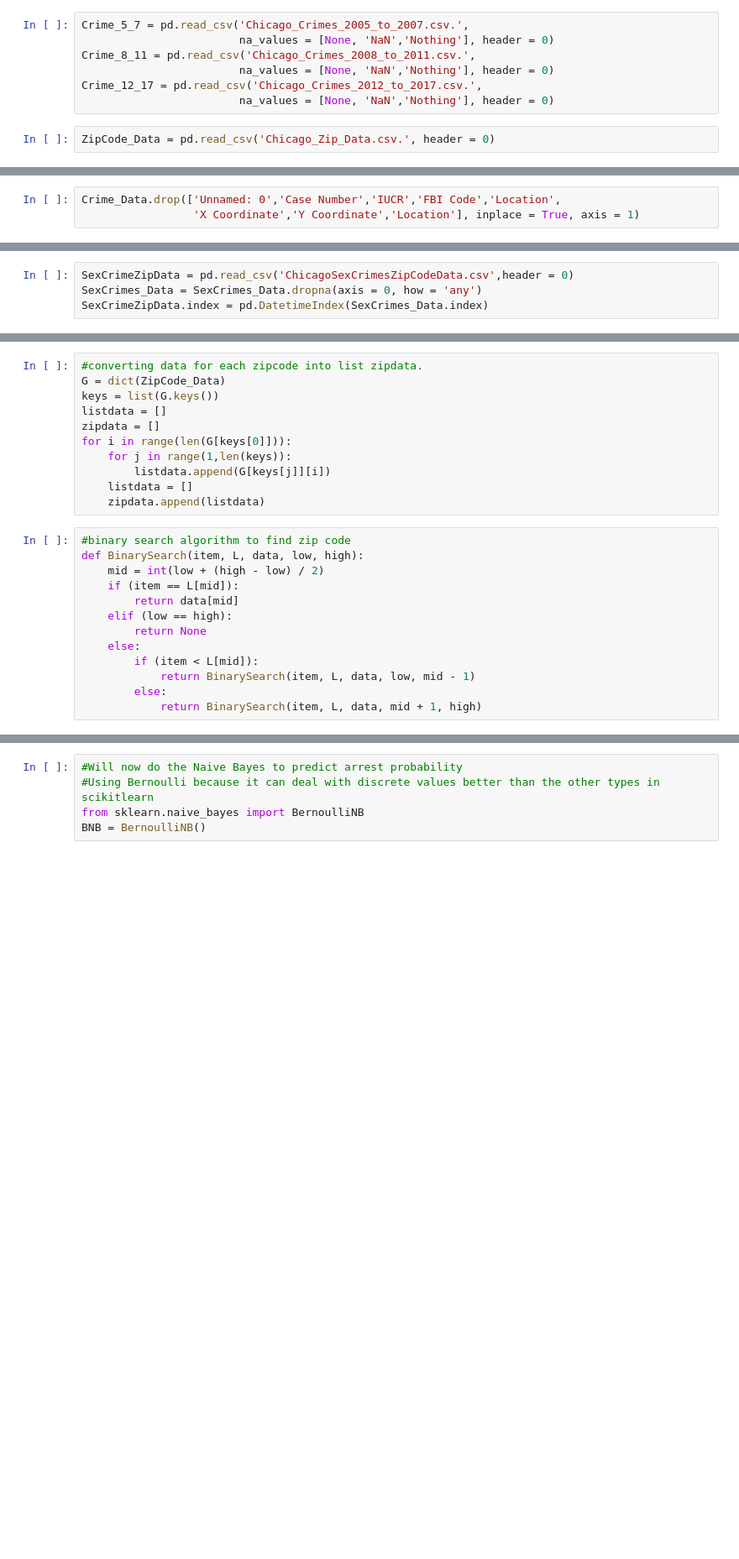
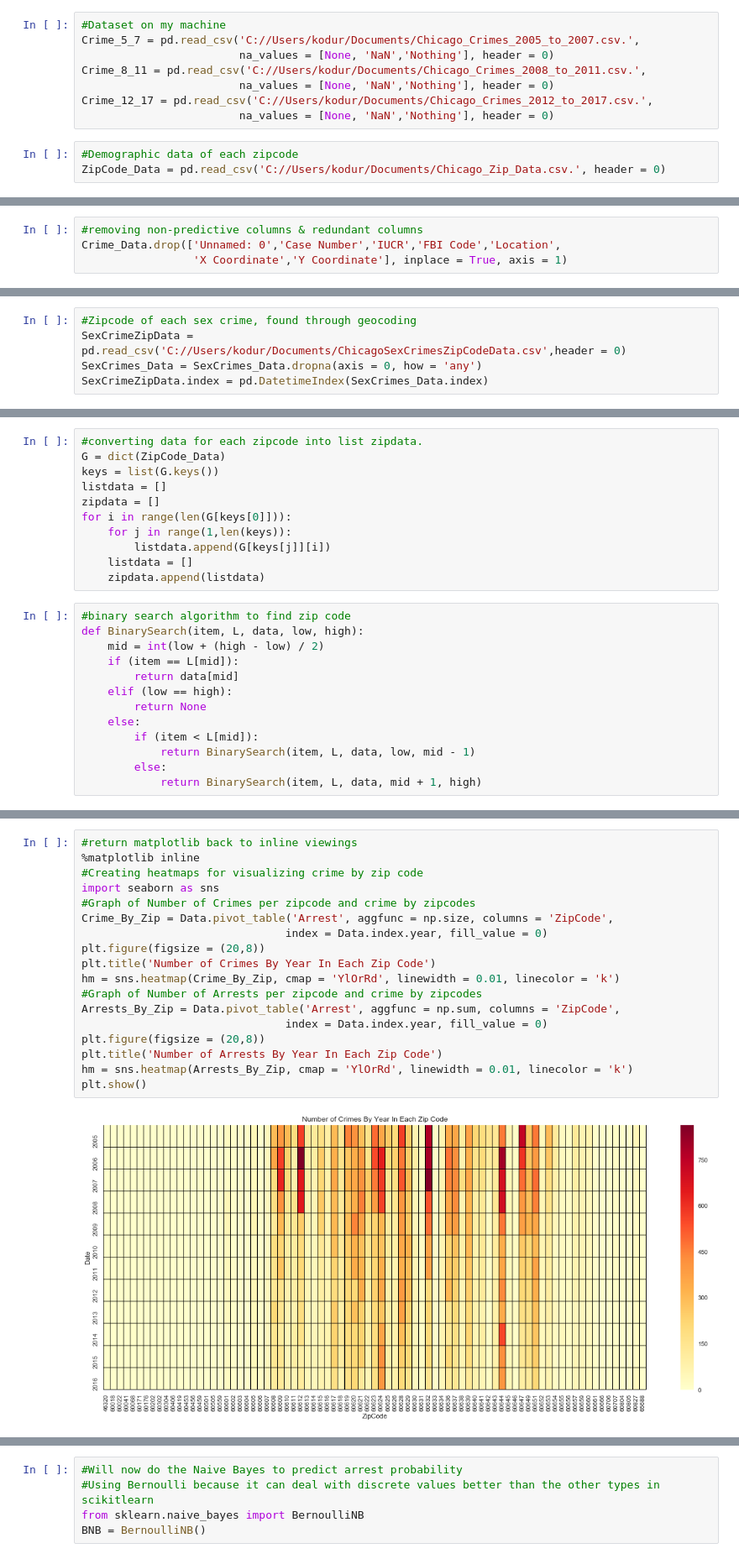
Before and after one commit to ajitkoduri/Chicago-Crime-Analysis, a Jupyter notebook: Chicago Sex Crimes Analysis.ipynb, the cells around one changed output, grey strips where cells are left out. Shown: that part at 84% size. Drawn from its saved outputs; the diff is of its cells as text; blank space fills up the shorter version.

```diff
--- a/Chicago Sex Crimes Analysis.ipynb
+++ b/Chicago Sex Crimes Analysis.ipynb
@@ -3,14 +3,16 @@ import pandas as pd
 import matplotlib.pyplot as plt
 import numpy as np
 # %%
-Crime_5_7 = pd.read_csv('Chicago_Crimes_2005_to_2007.csv.',
+#Dataset on my machine
+Crime_5_7 = pd.read_csv('C://Users/kodur/Documents/Chicago_Crimes_2005_to_2007.csv.',
                         na_values = [None, 'NaN','Nothing'], header = 0)
-Crime_8_11 = pd.read_csv('Chicago_Crimes_2008_to_2011.csv.',
+Crime_8_11 = pd.read_csv('C://Users/kodur/Documents/Chicago_Crimes_2008_to_2011.csv.',
                         na_values = [None, 'NaN','Nothing'], header = 0)
-Crime_12_17 = pd.read_csv('Chicago_Crimes_2012_to_2017.csv.',
+Crime_12_17 = pd.read_csv('C://Users/kodur/Documents/Chicago_Crimes_2012_to_2017.csv.',
                         na_values = [None, 'NaN','Nothing'], header = 0)
 # %%
-ZipCode_Data = pd.read_csv('Chicago_Zip_Data.csv.', header = 0)
+#Demographic data of each zipcode
+ZipCode_Data = pd.read_csv('C://Users/kodur/Documents/Chicago_Zip_Data.csv.', header = 0)
 # %%
 Crime_Data = [Crime_5_7, Crime_8_11, Crime_12_17]
 del Crime_5_7
@@ -21,5 +24,6 @@ Crime_Data = pd.concat(Crime_Data,axis = 0)
 Crime_Data.drop_duplicates(subset=['ID', 'Case Number'], inplace=True)
 # %%
+#removing non-predictive columns & redundant columns
 Crime_Data.drop(['Unnamed: 0','Case Number','IUCR','FBI Code','Location',
-                 'X Coordinate','Y Coordinate','Location'], inplace = True, axis = 1)
+                 'X Coordinate','Y Coordinate'], inplace = True, axis = 1)
 # %%
@@ -38,7 +43,8 @@ SexCrimes_Data = pd.concat(SexCrimes_Data, axis = 0)
 del Groups
 del Crime_Data
 # %%
-SexCrimeZipData = pd.read_csv('ChicagoSexCrimesZipCodeData.csv',header = 0)
+#Zipcode of each sex crime, found through geocoding
+SexCrimeZipData = pd.read_csv('C://Users/kodur/Documents/ChicagoSexCrimesZipCodeData.csv',header = 0)
 SexCrimes_Data = SexCrimes_Data.dropna(axis = 0, how = 'any')
 SexCrimeZipData.index = pd.DatetimeIndex(SexCrimes_Data.index)
 # %%
@@ -378,0 +306,20 @@ def plot_confusion_matrix(cm, classes,
+# %%
+#return matplotlib back to inline viewings
+%matplotlib inline
+#Creating heatmaps for visualizing crime by zip code
+import seaborn as sns
+#Graph of Number of Crimes per zipcode and crime by zipcodes
+Crime_By_Zip = Data.pivot_table('Arrest', aggfunc = np.size, columns = 'ZipCode',
+                               index = Data.index.year, fill_value = 0)
+plt.figure(figsize = (20,8))
+plt.title('Number of Crimes By Year In Each Zip Code')
+hm = sns.heatmap(Crime_By_Zip, cmap = 'YlOrRd', linewidth = 0.01, linecolor = 'k')
+#Graph of Number of Arrests per zipcode and crime by zipcodes
+Arrests_By_Zip = Data.pivot_table('Arrest', aggfunc = np.sum, columns = 'ZipCode',
+                               index = Data.index.year, fill_value = 0)
+plt.figure(figsize = (20,8))
+plt.title('Number of Arrests By Year In Each Zip Code')
+hm = sns.heatmap(Arrests_By_Zip, cmap = 'YlOrRd', linewidth = 0.01, linecolor = 'k')
+plt.show()
+# %% [output]
+[figure, added]
```
Also changed, not shown: parts of 54 cells of this notebook.
